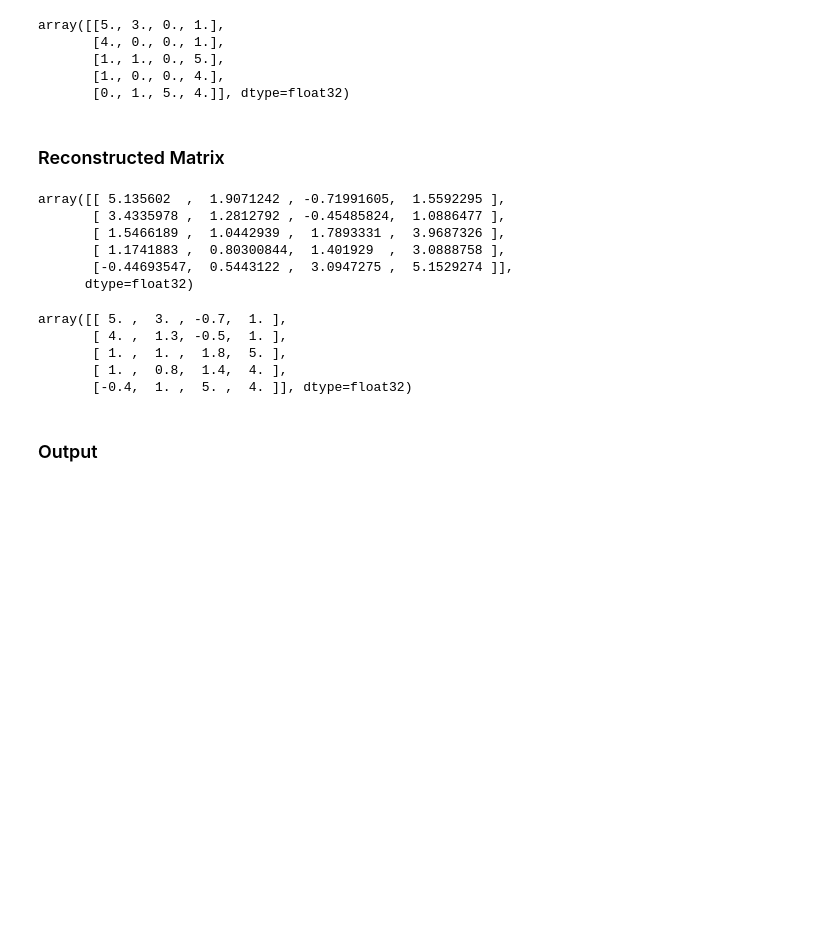
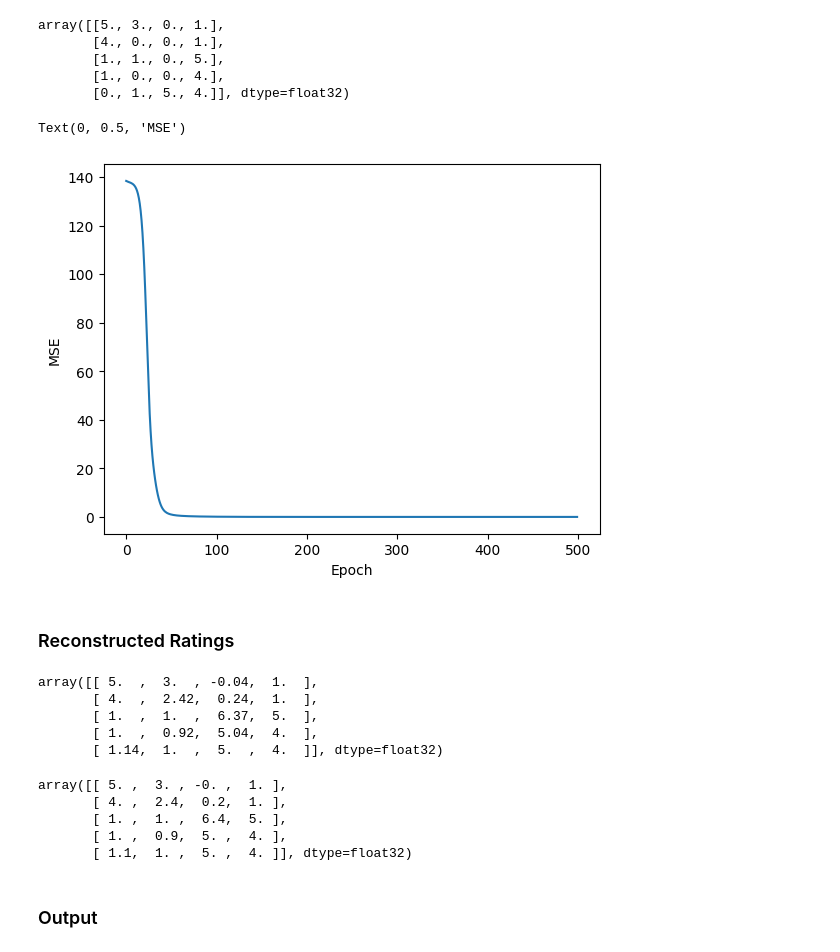
Before and after one commit to alextanhongpin/matrix-factorization, a Jupyter notebook: 09_matrix_factorization.ipynb, the cells around one changed output. Drawn from its saved outputs; the diff is of its cells as text; code cells hidden in the pictures; blank space fills up the shorter version.

Commit message:
chore: update matrix factorization

```diff
--- a/09_matrix_factorization.ipynb
+++ b/09_matrix_factorization.ipynb
@@ -126,32 +147,27 @@ R = tf.constant(
 n_user, n_item = R.shape
 K = min(R.shape) - 2
 
-
-U = tf.Variable(tf.random.uniform([n_user, K], 0, np.sqrt(K)))
-V = tf.Variable(tf.random.uniform([n_item, K], 0, np.sqrt(K)))
-
 N = n_user * n_item
 
+
+U = tf.Variable(tf.random.normal([n_user, K], stddev=0.1))
+V = tf.Variable(tf.random.normal([n_item, K], stddev=0.1))
+
+
 T = 500  # Epochs
-lr = 0.01
+alpha = 0.01  # Learning rate
 
+mse = []
 trainable_weights = [U, V]
-optimizer = tf.keras.optimizers.SGD(learning_rate=lr)
+optimizer = tf.keras.optimizers.SGD(learning_rate=alpha)
 
 # Define the loss function
 def mse_loss(U, V, R):
-    prediction = tf.matmul(U, V, transpose_b=True)
-    # non_zero_mask = tf.math.not_equal(R, 0)
-
-    return tf.keras.metrics.mean_squared_error(
-        R,  # * tf.cast(non_zero_mask, tf.float32),
-        prediction,  # * tf.cast(non_zero_mask, tf.float32),
-    )
-    # n = tf.reduce_sum(tf.cast(non_zero_mask, tf.float32))
-    # loss = tf.reduce_sum(
-    #     tf.square(R - prediction) * tf.cast(non_zero_mask, tf.float32), keepdims=True
-    # )
-    # return tf.divide(loss, n)
+    R_hat = tf.matmul(U, V, transpose_b=True)
+    # return tf.keras.metrics.mean_squared_error(R, R_hat)
+    non_zero_mask = tf.math.not_equal(R, 0)
+    loss = tf.reduce_sum(tf.square(R - R_hat) * tf.cast(non_zero_mask, tf.float32))
+    return loss
 
 
 for t in range(T):
@@ -160,7 +176,8 @@ for t in range(T):
         loss = mse_loss(U, V, R)
     grads = tape.gradient(loss, trainable_weights)
     optimizer.apply_gradients(zip(grads, trainable_weights))
+    mse.append(tf.reduce_mean(loss).numpy())
 
     if t % 100 == 0:
-        print(t, loss.numpy())
+        print(t, tf.reduce_mean(loss).numpy())
 # %% [output]
@@ -181,27 +198,33 @@ array([[5., 3., 0., 1.],
        [1., 1., 0., 5.],
        [1., 0., 0., 4.],
        [0., 1., 5., 4.]], dtype=float32)
+# %%
+plt.plot(mse)
+plt.xlabel("Epoch")
+plt.ylabel("MSE")
+# %% [output]
+Text(0, 0.5, 'MSE')
+[figure, added]
 # %% [markdown]
-### Reconstructed Matrix
+### Reconstructed Ratings
-# %%
-R_hat
-# %% [output]
-array([[ 5.135602  ,  1.9071242 , -0.71991605,  1.5592295 ],
-       [ 3.4335978 ,  1.2812792 , -0.45485824,  1.0886477 ],
-       [ 1.5466189 ,  1.0442939 ,  1.7893331 ,  3.9687326 ],
-       [ 1.1741883 ,  0.80300844,  1.401929  ,  3.0888758 ],
-       [-0.44693547,  0.5443122 ,  3.0947275 ,  5.1529274 ]],
-      dtype=float32)
+# %%
+np.round(R_hat, 2)
+# %% [output]
+array([[ 5.  ,  3.  , -0.04,  1.  ],
+       [ 4.  ,  2.42,  0.24,  1.  ],
+       [ 1.  ,  1.  ,  6.37,  5.  ],
+       [ 1.  ,  0.92,  5.04,  4.  ],
+       [ 1.14,  1.  ,  5.  ,  4.  ]], dtype=float32)
 # %%
 mask = R == 0
 R[mask] = R_hat[mask]
 np.round(R, 1)
 # %% [output]
-array([[ 5. ,  3. , -0.7,  1. ],
-       [ 4. ,  1.3, -0.5,  1. ],
-       [ 1. ,  1. ,  1.8,  5. ],
-       [ 1. ,  0.8,  1.4,  4. ],
-       [-0.4,  1. ,  5. ,  4. ]], dtype=float32)
+array([[ 5. ,  3. , -0. ,  1. ],
+       [ 4. ,  2.4,  0.2,  1. ],
+       [ 1. ,  1. ,  6.4,  5. ],
+       [ 1. ,  0.9,  5. ,  4. ],
+       [ 1.1,  1. ,  5. ,  4. ]], dtype=float32)
 # %% [markdown]
 ### Output
 # %%
```
Also changed, not shown: parts of 9 cells of this notebook.
